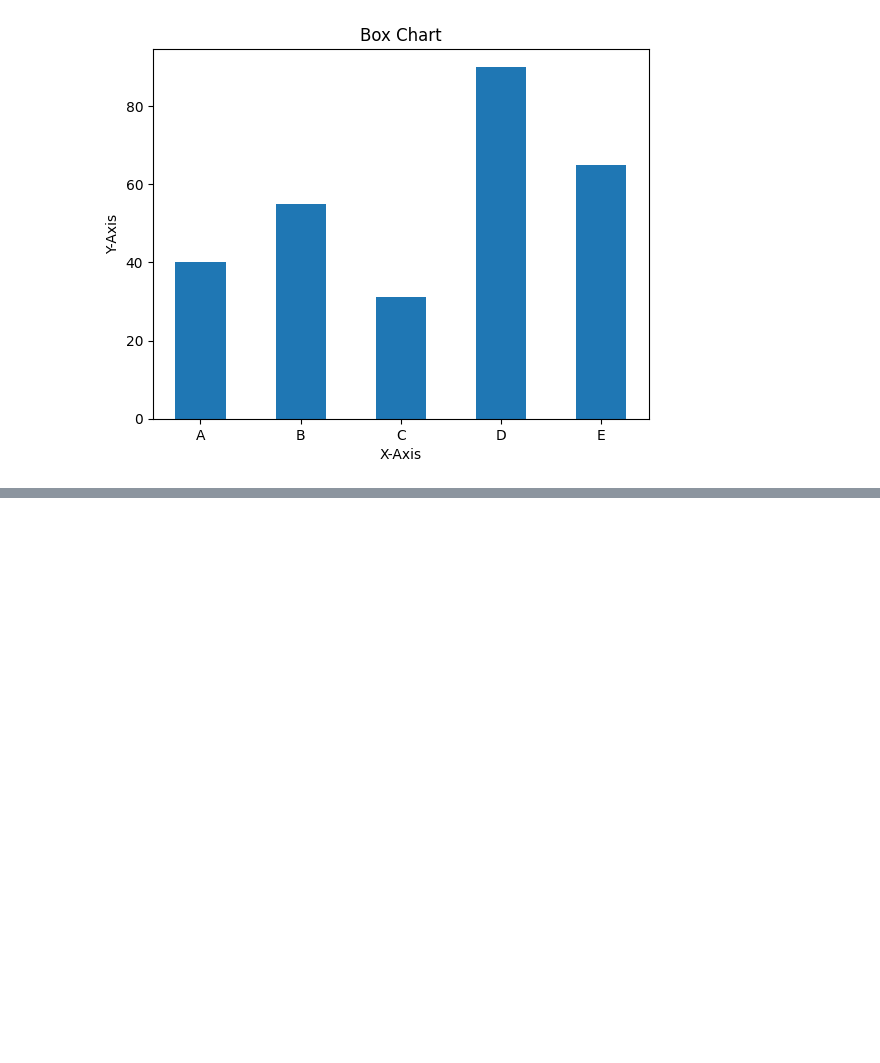
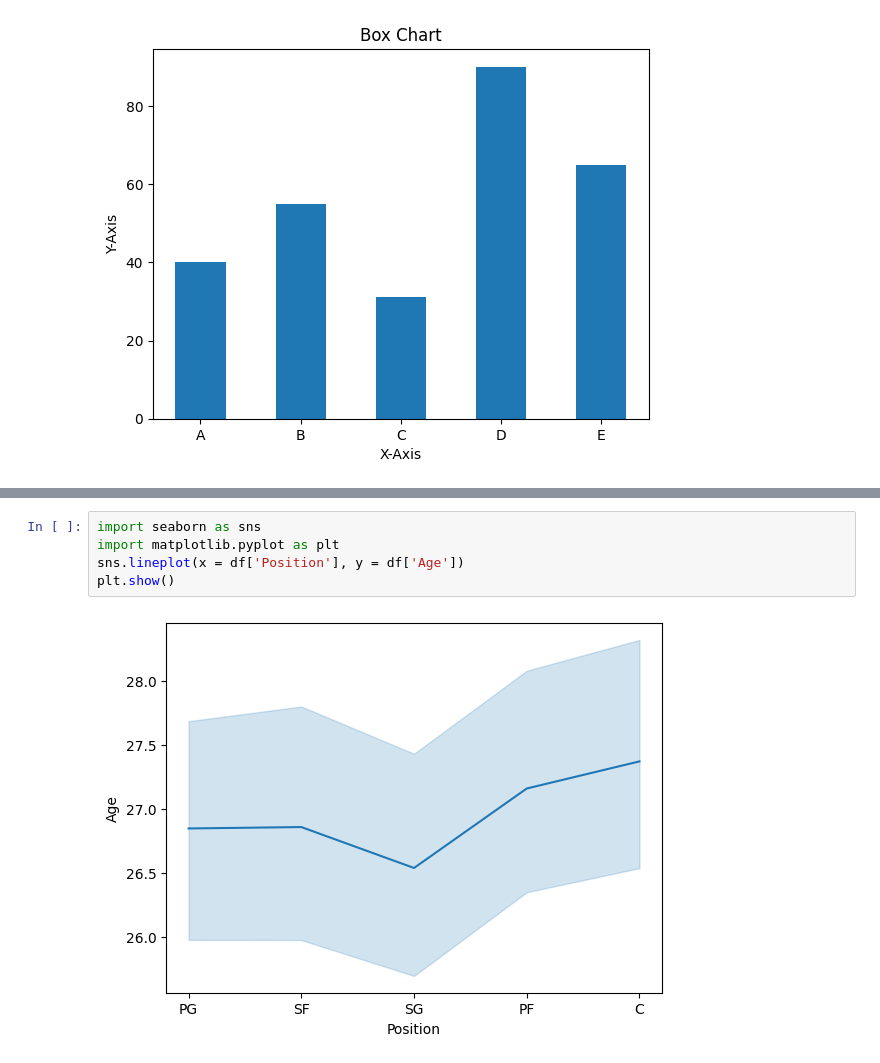
Before and after one commit to amityadav757330/DS-ML-AI, a Jupyter notebook: DS_ML_AI_Batch_1.ipynb, the cells around one changed output, grey strips where cells are left out. Drawn from its saved outputs; the diff is of its cells as text; blank space fills up the shorter version.

```diff
--- a/DS_ML_AI_Batch_1.ipynb
+++ b/DS_ML_AI_Batch_1.ipynb
@@ -2606,0 +2643,7 @@ plt.show()
+# %%
+import seaborn as sns
+import matplotlib.pyplot as plt
+sns.lineplot(x = df['Position'], y = df['Age'])
+plt.show()
+# %% [output]
+[figure, added]
```
Also changed, not shown: parts of 31 cells of this notebook.
